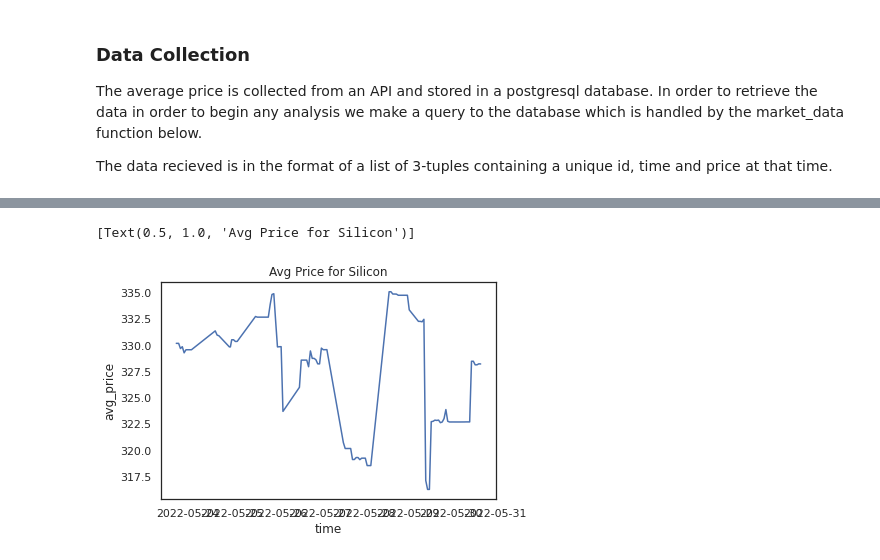
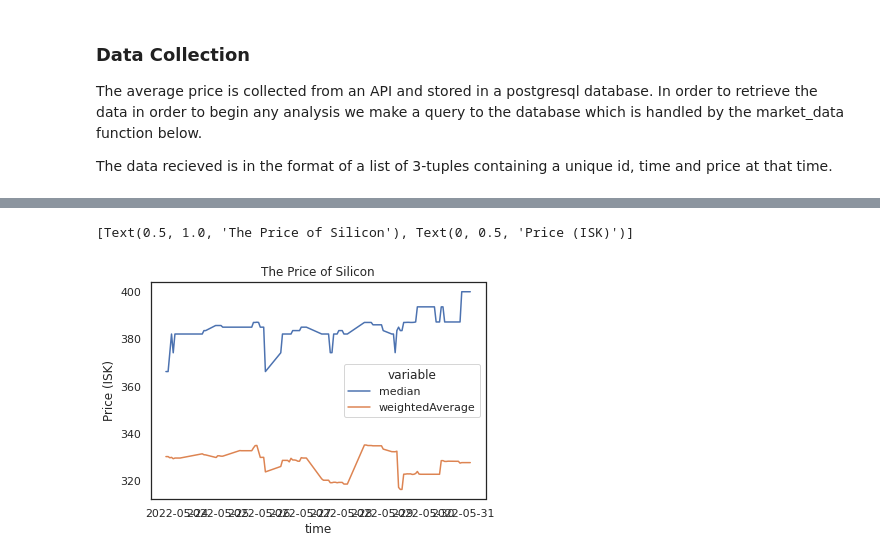
Before and after one commit to defunSM/Data-Science-Portfolio, a Jupyter notebook: Eve_Online_PI_Price_Forecaster/notebooks/PI_Price_EDA.ipynb, the cells around one changed output, grey strips where cells are left out. Drawn from its saved outputs; the diff is of its cells as text; code cells hidden in the pictures.

Commit message:
add: create_item_dataframe

```diff
--- a/Eve_Online_PI_Price_Forecaster/notebooks/PI_Price_EDA.ipynb
+++ b/Eve_Online_PI_Price_Forecaster/notebooks/PI_Price_EDA.ipynb
@@ -77,15 +72,12 @@ def market_data(item_name: str, region_id: str | int = "0", order_type: str = "b
     # Validating and reformating arguments into proper format
     order_type = order_type.lower()
 
-    if order_type != ("buy" or "sell"):
-        raise ValueError(f"Found order_type to be of type {type(order_type)}")
-
     itemid = api.get_item_id(item_name)
 
     # Postgresql query unpacking JSON data field
     command = (
         f"""
-        SELECT id, time, data -> '{itemid}' -> '{order_type}' -> '{stat}'
+        SELECT id, time, data -> '{itemid}' -> '{order_type}'
         FROM market_data
         WHERE region_id = {region_id}
         """
@@ -119,0 +141,12 @@ Command executed successfully
+# %%
+# Historical average buy order stats for Silicon
+market_stats = market_data("Silicon")
+silicon_market_stats = [i[2] for i in market_stats]
+times = [i[1] for i in market_stats]
+
+# Joining together dataframes
+df = pd.DataFrame(data=silicon_market_stats)
+df1 = pd.DataFrame(data=times, columns=["time"])
+
+df_buy = pd.concat([df1, df], axis=1)
+df_buy
@@ -119,0 +168,6 @@ Command executed successfully
+# %%
+# Fixing datatype for all the columns except the time column
+for i in df_buy.iloc[:,1:].columns:
+    df_buy[i] = pd.to_numeric(df_buy[i])
+
+df_buy[['time', 'median', 'weightedAverage']]
@@ -120,8 +205,8 @@ Command executed successfully
 # %%
 # Plot
 sns.set_theme(style="white")
-plt = sns.lineplot(x=df.time, y=df.avg_price)
-plt.set(title="Avg Price for Silicon")
+plt = sns.lineplot(data=pd.melt(df_buy[['time', 'median', 'weightedAverage']], ["time"]), x='time', y='value', hue='variable')
+plt.set(title="The Price of Silicon", ylabel="Price (ISK)")
 # %% [output]
-[Text(0.5, 1.0, 'Avg Price for Silicon')]
+[Text(0.5, 1.0, 'The Price of Silicon'), Text(0, 0.5, 'Price (ISK)')]
-[figure, old version]
+[figure, new version]
```
Also changed, not shown: parts of 10 cells of this notebook.
